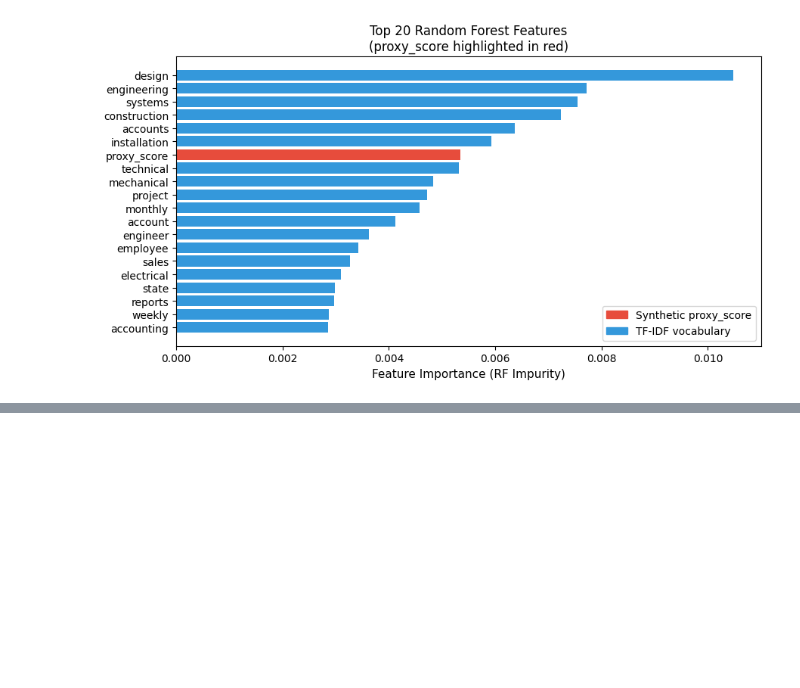
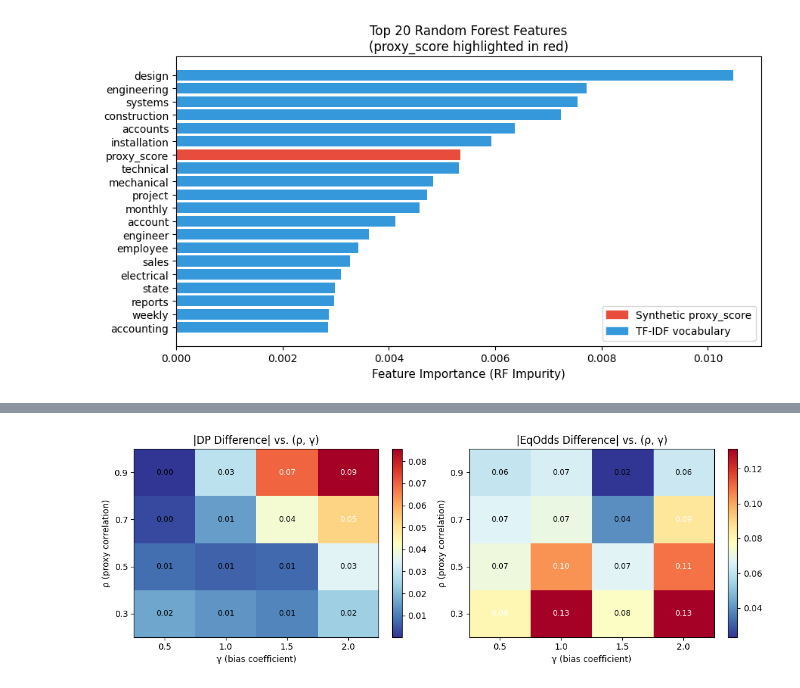
Before and after one commit to rashisolanki/FairHire, a Jupyter notebook: main.ipynb, the cells around one changed output, grey strips where cells are left out. Saved outputs shown, nothing was run; the diff lists cells and outputs as text; code cells hidden in the pictures; blank space fills up the shorter version.

```diff
--- a/main.ipynb
+++ b/main.ipynb
@@ -574,0 +753,26 @@ plt.show()
+# %%
+# ─────────────────────────────────────────────
+# CELL 13b — Sensitivity Heatmap
+# ─────────────────────────────────────────────
+fig, axes = plt.subplots(1, 2, figsize=(11, 4))
+for ax, grid, title in [
+    (axes[0], dp_grid,  "|DP Difference| vs. (ρ, γ)"),
+    (axes[1], eod_grid, "|EqOdds Difference| vs. (ρ, γ)"),
+]:
+    im = ax.imshow(grid, aspect="auto", cmap="RdYlBu_r", origin="lower")
+    ax.set_xticks(range(len(gammas))); ax.set_xticklabels(gammas)
+    ax.set_yticks(range(len(rhos)));   ax.set_yticklabels(rhos)
+    ax.set_xlabel("γ (bias coefficient)"); ax.set_ylabel("ρ (proxy correlation)")
+    ax.set_title(title)
+    for i in range(len(rhos)):
+        for j in range(len(gammas)):
+            color = "white" if grid[i,j] > grid.max() * 0.6 else "black"
+            ax.text(j, i, f"{grid[i,j]:.2f}", ha="center", va="center",
+                    color=color, fontsize=9)
+    plt.colorbar(im, ax=ax, fraction=0.046)
+
+plt.tight_layout()
+plt.savefig("figures/sensitivity_heatmap.png", dpi=150, bbox_inches="tight")
+plt.show()
+# %% [output]
+[figure, added]
```
Also changed, not shown: parts of 18 cells of this notebook, 13 other files.
